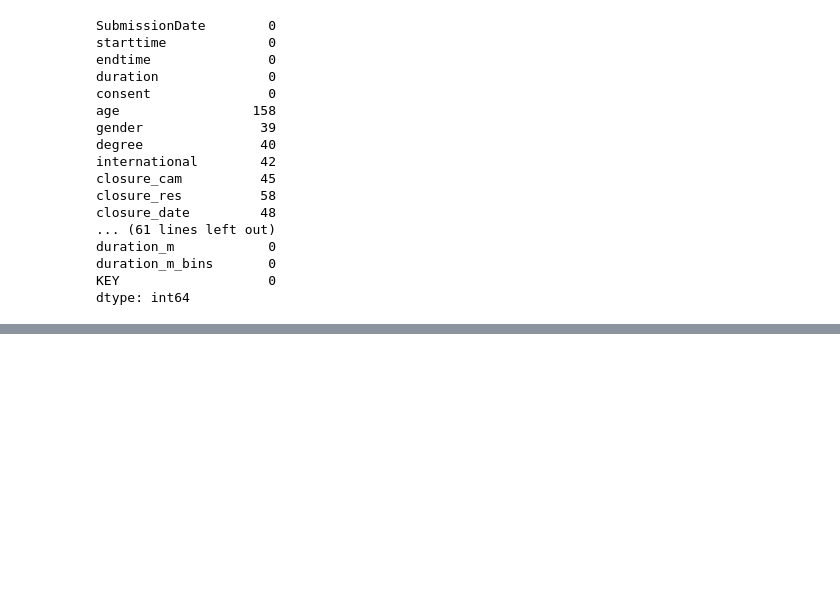
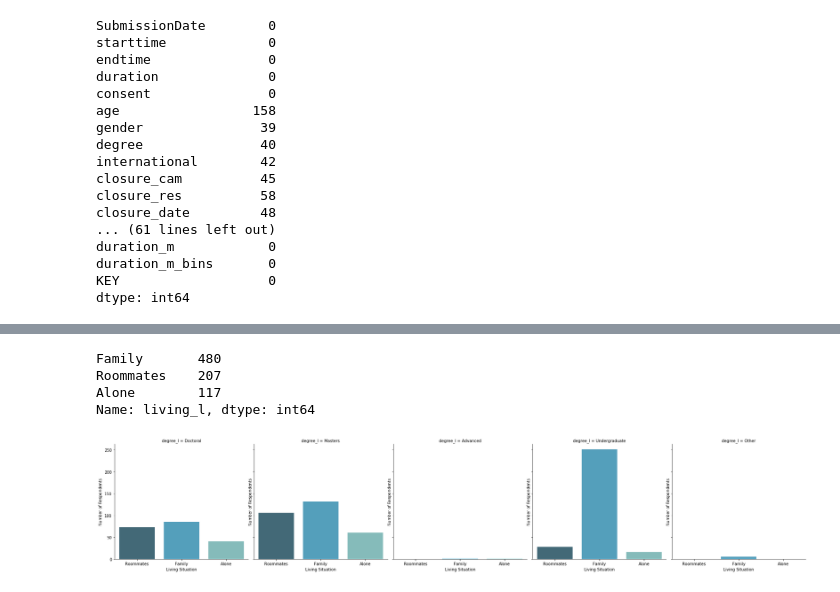
Before and after one commit to ananyan/ds-final, a Jupyter notebook: Notebooks_Yakira/PublicDataEDA.ipynb, the cells around one changed output, grey strips where cells are left out. Saved outputs shown, nothing was run; the diff lists cells and outputs as text; code cells hidden in the pictures; blank space fills up the shorter version.

```diff
--- a/Notebooks_Yakira/PublicDataEDA.ipynb
+++ b/Notebooks_Yakira/PublicDataEDA.ipynb
@@ -125,0 +220,17 @@ dtype: int64
+# %%
+#figure for living
+living_count = demo_data['living_l'].value_counts()
+print(living_count)
+
+living_plot = sns.catplot(x="living_l", data=demo_data, palette="GnBu_d",
+                         col='degree_l', kind='count')
+
+living_plot.set(xlabel='Living Situation', ylabel='Number of Respondents')
+plt.savefig('living_x_degree.png', bbox_inches='tight')
+plt.show()
+# %% [output]
+Family       480
+Roommates    207
+Alone        117
+Name: living_l, dtype: int64
+[figure, added]
```
Also changed, not shown: parts of 14 cells of this notebook, 1 other file.
